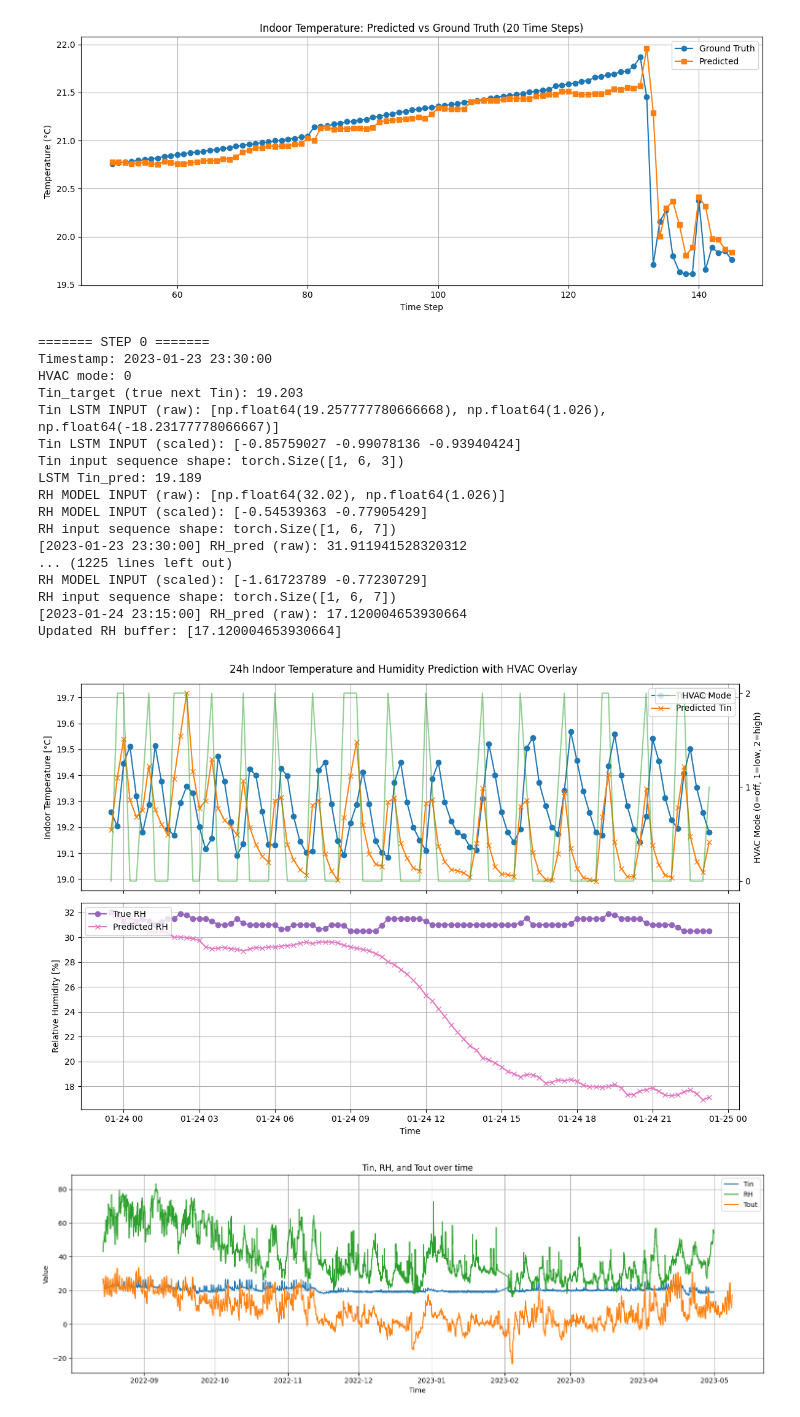
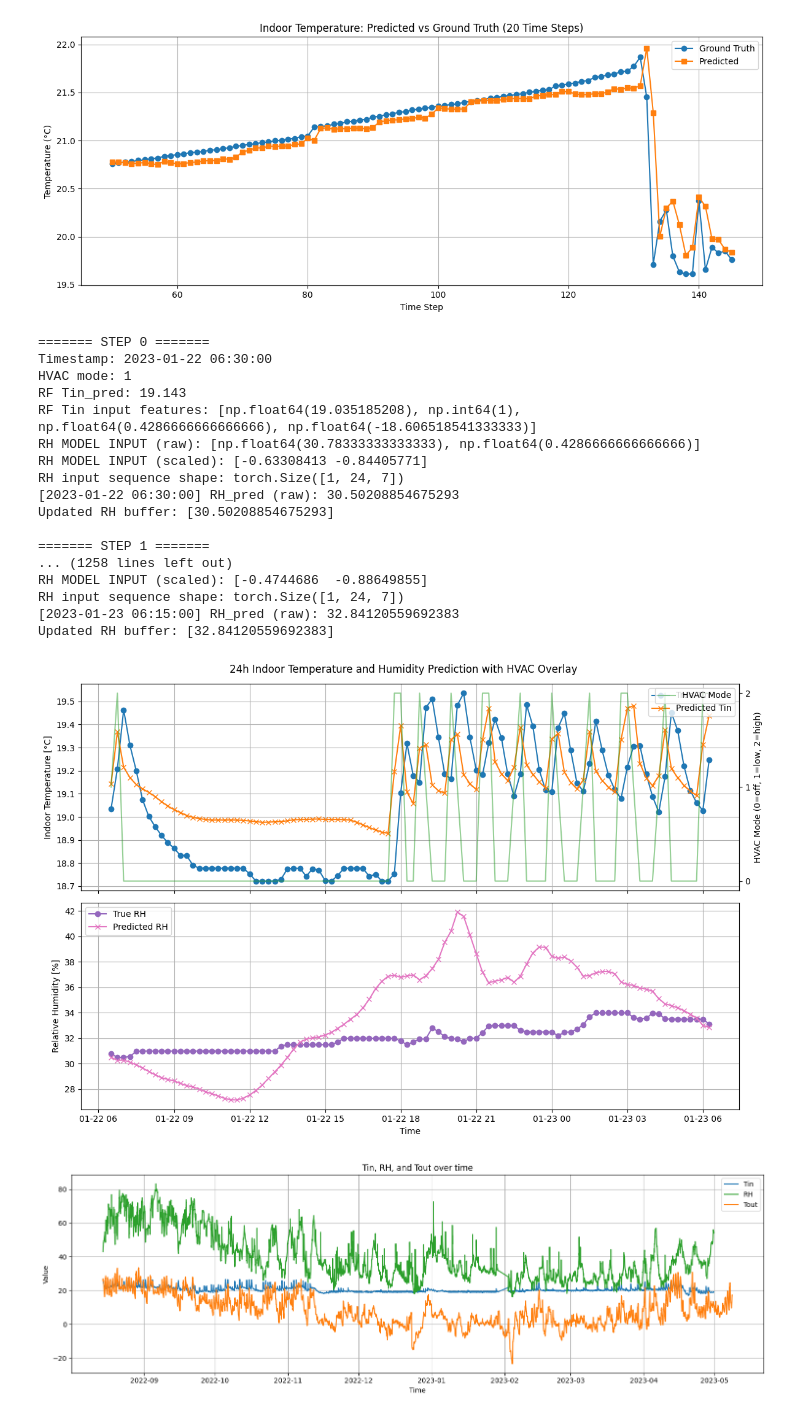
Before and after one commit to Kperis/Thesis_NILM, a Jupyter notebook: Tin_RH_predictions.ipynb, the cells around one changed output. Cells and saved outputs as stored; diff of their text form; code cells hidden in the pictures.

```diff
--- a/HVAC_predict.ipynb
+++ b/Tin_RH_predictions.ipynb
@@ -334,7 +347,7 @@ df_clean_rh = df_encoded[~nan_mask_rh].copy()
 model_rh, scaler_rh, dataset_rh = train_lstm_model(
     df_clean_rh,
     input_cols=rh_input_cols,
-    target_col='RH_target', window_size=6, batch_size=64, use_scaler=True, epochs=100, hidden_size=128, num_layers=2, lr=0.001
+    target_col='RH_target', window_size=24, batch_size=64, use_scaler=True, epochs=100, hidden_size=128, num_layers=2, lr=0.001
 )
 
 joblib.dump(scaler_rh, 'scaler_rh.pkl')
@@ -610,6 +622,7 @@ def predict_Tin_sequence_full(
     rh_model,
     rh_scaler,
     window_size=6,
+    window_size_rh=24,
     n_steps=96,
 ):
 
@@ -622,28 +635,27 @@ def predict_Tin_sequence_full(
     rh_input_seq = []
 
     for i in range(window_size):
-        row = df_test.iloc[window_start_idx - window_size + i]
+        row_tin = df_test.iloc[window_start_idx - window_size + i]
         tin_input_row = [
-            row['Tin'], row['Tout'],
+            row_tin['Tin'], row_tin['Tout'],
             # row['Tin_lag1'], row['Tin_lag2'], row['Tin_lag3'], row['Tin_lag4'],
-            row['T_diff']
+            row_tin['T_diff']
         ]
-        rh_raw_features = [
-            row['RH'], row['Tout']
-        ]
-        hvac_0 = row['hvac_0']
-        hvac_1 = row['hvac_1']
-        hvac_2 = row['hvac_2']
-
-        rh_scaled = rh_scaler.transform([rh_raw_features])[0]
-        rh_input_row = list(rh_scaled) + [hvac_0, hvac_1, hvac_2] + [row['hour_sin'], row['hour_cos']]
 
         tin_scaled = tin_scaler.transform([tin_input_row])[0]
         tin_scaled_final = list(tin_scaled)
-
+        tin_input_seq.append(tin_scaled_final)
+    for i in range(window_size_rh):
+        row_rh = df_test.iloc[window_start_idx - window_size_rh + i]
+        rh_raw_features = [
+            row_rh['RH'], row_rh['Tout']
+        ]
+        hvac_0 = row_rh['hvac_0']
+        hvac_1 = row_rh['hvac_1']
+        hvac_2 = row_rh['hvac_2']
+        rh_scaled = rh_scaler.transform([rh_raw_features])[0]
+        rh_input_row = list(rh_scaled) + [hvac_0, hvac_1, hvac_2] + [row_rh['hour_sin'], row_rh['hour_cos']]
         rh_input_seq.append(rh_input_row)
-        tin_input_seq.append(tin_scaled_final)
-
     # window_df = df_test.iloc[window_start_idx - window_size:window_start_idx].copy()
 
     # assert len(window_df) == window_size
@@ -887,12 +899,14 @@ df_encoded_test = df_encoded_test.join(pd.get_dummies(df_test['hvac_mode'], pref
 
 results_24h = predict_Tin_sequence_full(
     df_test=df_encoded_test,
-    window_start_idx=190,
+    window_start_idx=26,
     lstm_model=model_tin,
     rf_model=grid.best_estimator_,
     tin_scaler=scaler_tin,
     rh_model=model_rh,
     rh_scaler=scaler_rh,
+    window_size=6,
+    window_size_rh=24,
     n_steps=96,
 )
 # results_24h = predict_Tin_sequence_full_correct(
@@ -907,50 +921,50 @@ results_24h = predict_Tin_sequence_full(
 # )
 
 
 fig, (ax1, ax2) = plt.subplots(2, 1, figsize=(12, 8), sharex=True)
 
 
 ax1.plot(results_24h.index, results_24h['Tin_true'], label='True Tin', marker='o', color='tab:blue')
 ax1.plot(results_24h.index, results_24h['Tin_pred'], label='Predicted Tin', marker='x', color='tab:orange')
 ax1.set_ylabel('Indoor Temperature [°C]')
 ax1.legend(loc='upper right')
 ax1.grid(True)
 
 ax1b = ax1.twinx()
 ax1b.plot(results_24h.index, results_24h['hvac_mode'], label='HVAC Mode', color='tab:green', linewidth=1.5, alpha=0.5)
 ax1b.set_ylabel('HVAC Mode (0=off, 1=low, 2=high)')
 ax1b.set_yticks([0, 1, 2])
 ax1b.legend(loc='upper right')
 
 ax2.plot(results_24h.index, results_24h['RH_true'], label='True RH', marker='o', color='tab:purple')
 ax2.plot(results_24h.index, results_24h['RH_pred'], label='Predicted RH', marker='x', color='tab:pink')
 ax2.set_xlabel('Time')
 ax2.set_ylabel('Relative Humidity [%]')
 ax2.legend(loc='upper left')
 ax2.grid(True)
 
 plt.suptitle('24h Indoor Temperature and Humidity Prediction with HVAC Overlay')
 plt.tight_layout()
 plt.show()
 # %% [output]
 ======= STEP 0 =======
-Timestamp: 2023-01-23 23:30:00
-HVAC mode: 0
-Tin_target (true next Tin): 19.203
-Tin LSTM INPUT (raw): [np.float64(19.257777780666668), np.float64(1.026), np.float64(-18.23177778066667)]
-Tin LSTM INPUT (scaled): [-0.85759027 -0.99078136 -0.93940424]
-Tin input sequence shape: torch.Size([1, 6, 3])
-LSTM Tin_pred: 19.189
-RH MODEL INPUT (raw): [np.float64(32.02), np.float64(1.026)]
-RH MODEL INPUT (scaled): [-0.54539363 -0.77905429]
-RH input sequence shape: torch.Size([1, 6, 7])
-[2023-01-23 23:30:00] RH_pred (raw): 31.911941528320312
-... (1225 lines left out)
-RH MODEL INPUT (scaled): [-1.61723789 -0.77230729]
-RH input sequence shape: torch.Size([1, 6, 7])
-[2023-01-24 23:15:00] RH_pred (raw): 17.120004653930664
-Updated RH buffer: [17.120004653930664]
+Timestamp: 2023-01-22 06:30:00
+HVAC mode: 1
+RF Tin_pred: 19.143
+RF Tin input features: [np.float64(19.035185208), np.int64(1), np.float64(0.4286666666666666), np.float64(-18.606518541333333)]
+RH MODEL INPUT (raw): [np.float64(30.78333333333333), np.float64(0.4286666666666666)]
+RH MODEL INPUT (scaled): [-0.63308413 -0.84405771]
+RH input sequence shape: torch.Size([1, 24, 7])
+[2023-01-22 06:30:00] RH_pred (raw): 30.50208854675293
+Updated RH buffer: [30.50208854675293]
+
+======= STEP 1 =======
+... (1258 lines left out)
+RH MODEL INPUT (scaled): [-0.4744686  -0.88649855]
+RH input sequence shape: torch.Size([1, 24, 7])
+[2023-01-23 06:15:00] RH_pred (raw): 32.84120559692383
+Updated RH buffer: [32.84120559692383]
-[figure, old version]
+[figure, new version]
 # %%
 
 fig, ax1 = plt.subplots(figsize=(15, 5))
```
Also changed, not shown: parts of 3 cells of this notebook, 4 other files.
